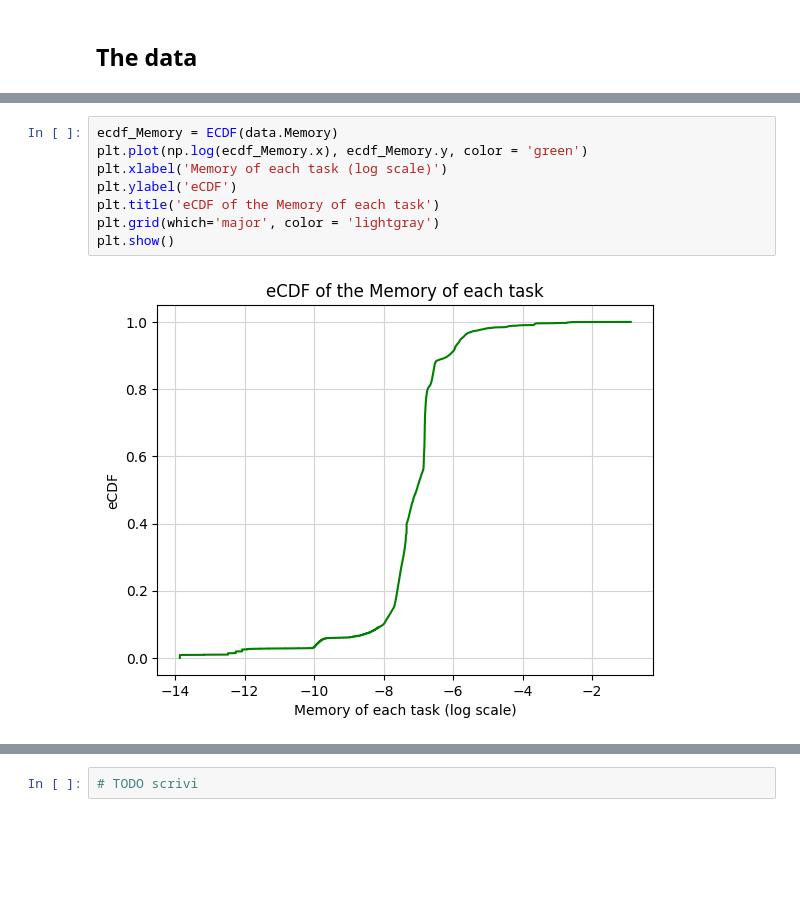
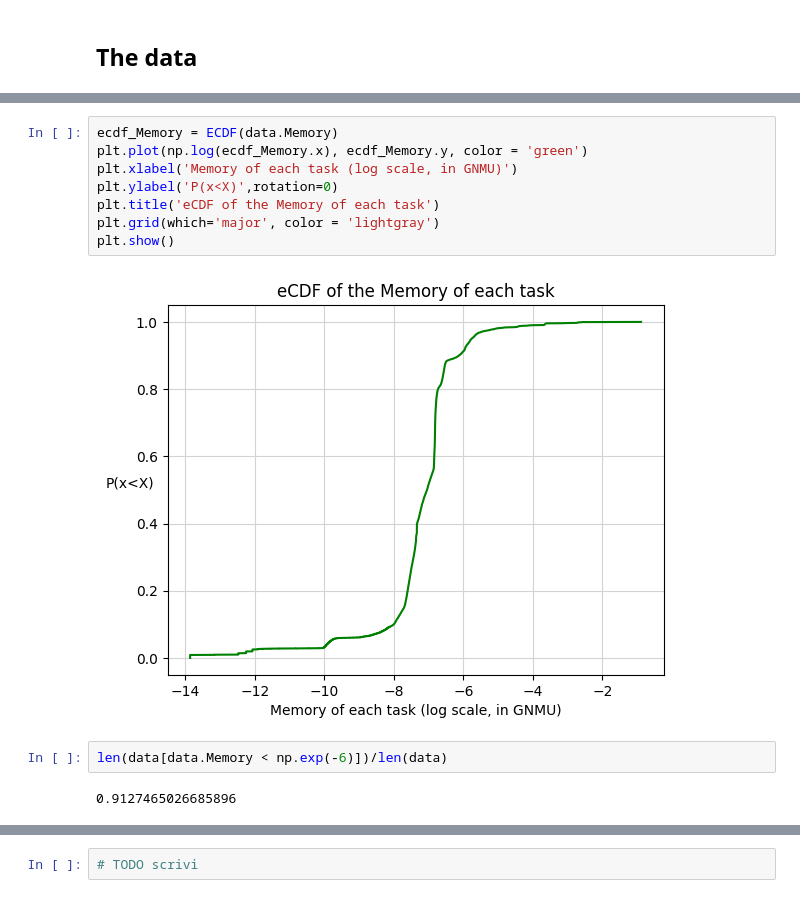
Before and after one commit to MaviVestini/DataCenters, a Jupyter notebook: Challenge2.ipynb, the cells around one changed output, grey strips where cells are left out. Drawn from its saved outputs; the diff is of its cells as text; blank space fills up the shorter version.

```diff
--- a/Challenge2.ipynb
+++ b/Challenge2.ipynb
@@ -67,10 +85,14 @@ np.sum(data.groupby('Job_ID').size() == 1)/len(data.groupby('Job_ID').size())
 # %%
 ecdf_Memory = ECDF(data.Memory)
 plt.plot(np.log(ecdf_Memory.x), ecdf_Memory.y, color = 'green')
-plt.xlabel('Memory of each task (log scale)')
-plt.ylabel('eCDF')
+plt.xlabel('Memory of each task (log scale, in GNMU)')
+plt.ylabel('P(x<X)',rotation=0)
 plt.title('eCDF of the Memory of each task')
 plt.grid(which='major', color = 'lightgray')
 plt.show()
 # %% [output]
-[figure, old version]
+[figure, new version]
+# %%
+len(data[data.Memory < np.exp(-6)])/len(data)
+# %% [output]
+0.9127465026685896
```
Also changed, not shown: parts of 52 cells of this notebook, 7 other files.
